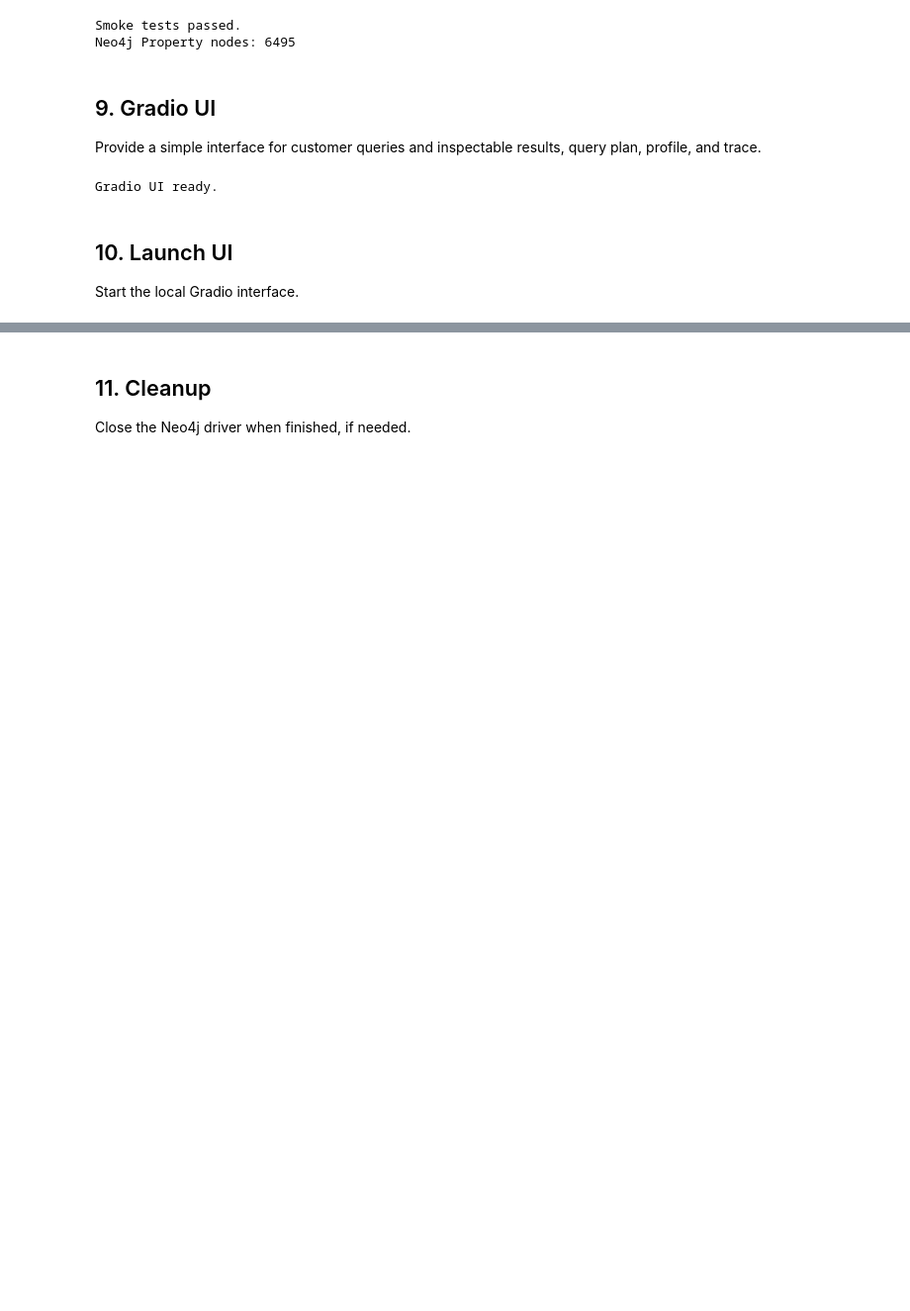
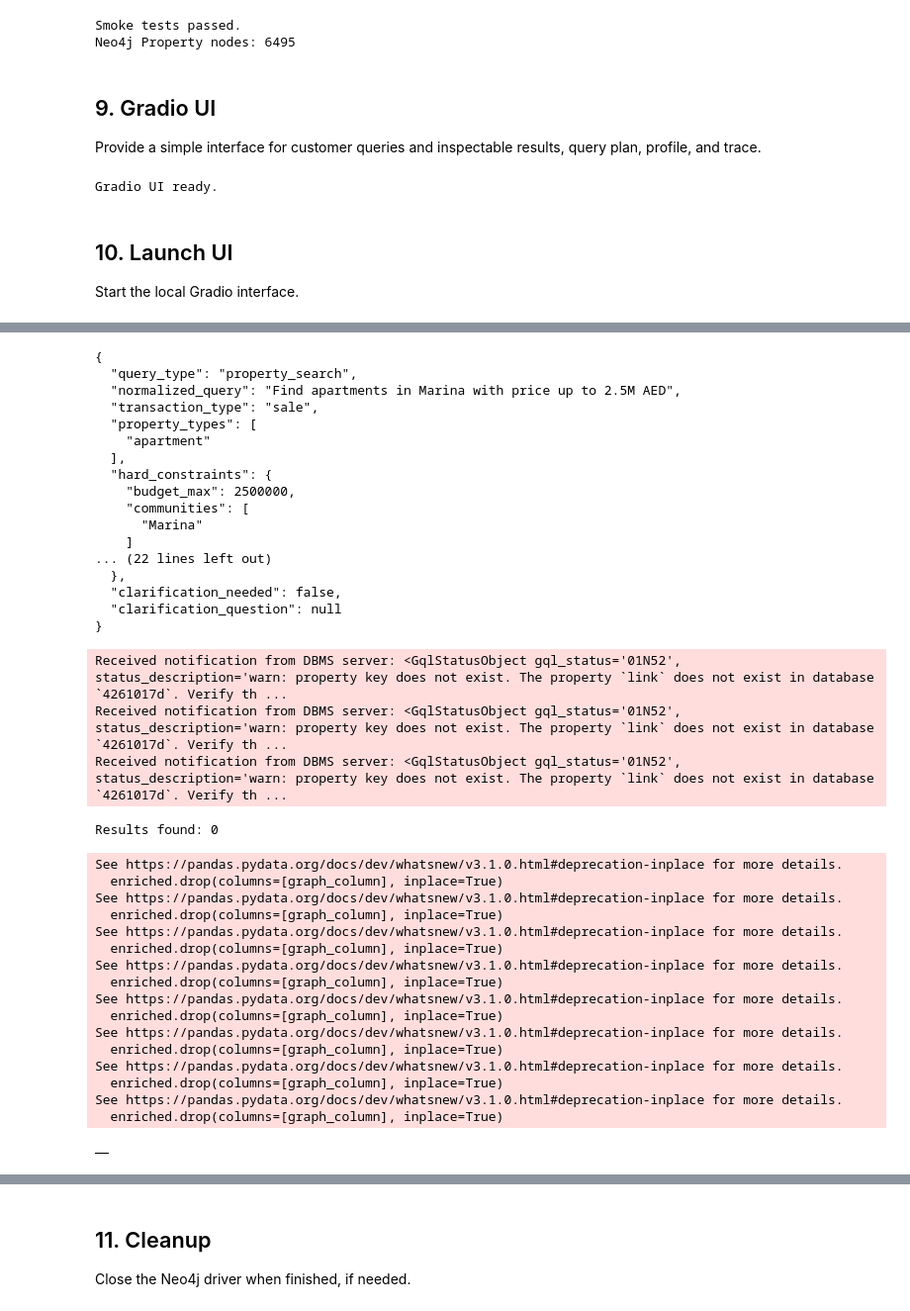
Before and after one commit to MominaButt24/Real-estate-research-agent, a Jupyter notebook: notebooks/09_hybrid_rag_integration.ipynb, the cells around one changed output, grey strips where cells are left out. Shown at 99% size. Cells and saved outputs as stored; diff of their text form; code cells hidden in the pictures; blank space fills up the shorter version.

Commit message:
reterival_candidates updated

```diff
--- a/notebooks/09_hybrid_rag_integration.ipynb
+++ b/notebooks/09_hybrid_rag_integration.ipynb
@@ -421,11 +403,16 @@ Search Milvus with dense embeddings and Neo4j with lexical matching; fuse both r
 def embed_query(query):
     text = (
         "Represent this sentence for searching relevant passages: "
-        + query
+        + str(query).strip()
     )
-    return list(next(iter(embedding_model.query_embed(text))))
 
+    vector = list(embedding_model.embed([text]))[0]
 
+    return (
+        vector.tolist()
+        if hasattr(vector, "tolist")
+        else list(vector)
+    )
 def milvus_search(query, limit=30):
     results = milvus.search(
         collection_name=COLLECTION_NAME,
@@ -1380,0 +1601,52 @@ This share link is temporary and will last for up to 1 week (best effort). For f
+# %%
+test_query = "Show apartments in Marina under 2.5M AED"
+test_profile = new_profile()
+test_plan = classify_query(test_query, test_profile, [])
+
+print(json.dumps(test_plan, indent=2, ensure_ascii=False))
+
+test_results = retrieve_candidates(
+    test_plan, test_profile, top_k=10
+)
+
+print("Results found:", len(test_results))
+display(test_results)
+# %% [output]
+{
+  "query_type": "property_search",
+  "normalized_query": "Find apartments in Marina with price up to 2.5M AED",
+  "transaction_type": "sale",
+  "property_types": [
+    "apartment"
+  ],
+  "hard_constraints": {
+    "budget_max": 2500000,
+    "communities": [
+      "Marina"
+    ]
+... (22 lines left out)
+  },
+  "clarification_needed": false,
+  "clarification_question": null
+}
+Received notification from DBMS server: <GqlStatusObject gql_status='01N52', status_description='warn: property key does not exist. The property `link` does not exist in database `4261017d`. Verify th ...
+Received notification from DBMS server: <GqlStatusObject gql_status='01N52', status_description='warn: property key does not exist. The property `link` does not exist in database `4261017d`. Verify th ...
+Received notification from DBMS server: <GqlStatusObject gql_status='01N52', status_description='warn: property key does not exist. The property `link` does not exist in database `4261017d`. Verify th ...
+Results found: 0
+See https://pandas.pydata.org/docs/dev/whatsnew/v3.1.0.html#deprecation-inplace for more details.
+  enriched.drop(columns=[graph_column], inplace=True)
+See https://pandas.pydata.org/docs/dev/whatsnew/v3.1.0.html#deprecation-inplace for more details.
+  enriched.drop(columns=[graph_column], inplace=True)
+See https://pandas.pydata.org/docs/dev/whatsnew/v3.1.0.html#deprecation-inplace for more details.
+  enriched.drop(columns=[graph_column], inplace=True)
+See https://pandas.pydata.org/docs/dev/whatsnew/v3.1.0.html#deprecation-inplace for more details.
+  enriched.drop(columns=[graph_column], inplace=True)
+See https://pandas.pydata.org/docs/dev/whatsnew/v3.1.0.html#deprecation-inplace for more details.
+  enriched.drop(columns=[graph_column], inplace=True)
+See https://pandas.pydata.org/docs/dev/whatsnew/v3.1.0.html#deprecation-inplace for more details.
+  enriched.drop(columns=[graph_column], inplace=True)
+See https://pandas.pydata.org/docs/dev/whatsnew/v3.1.0.html#deprecation-inplace for more details.
+  enriched.drop(columns=[graph_column], inplace=True)
+See https://pandas.pydata.org/docs/dev/whatsnew/v3.1.0.html#deprecation-inplace for more details.
+  enriched.drop(columns=[graph_column], inplace=True)
+|  |
```
Also changed, not shown: parts of 8 cells of this notebook.
